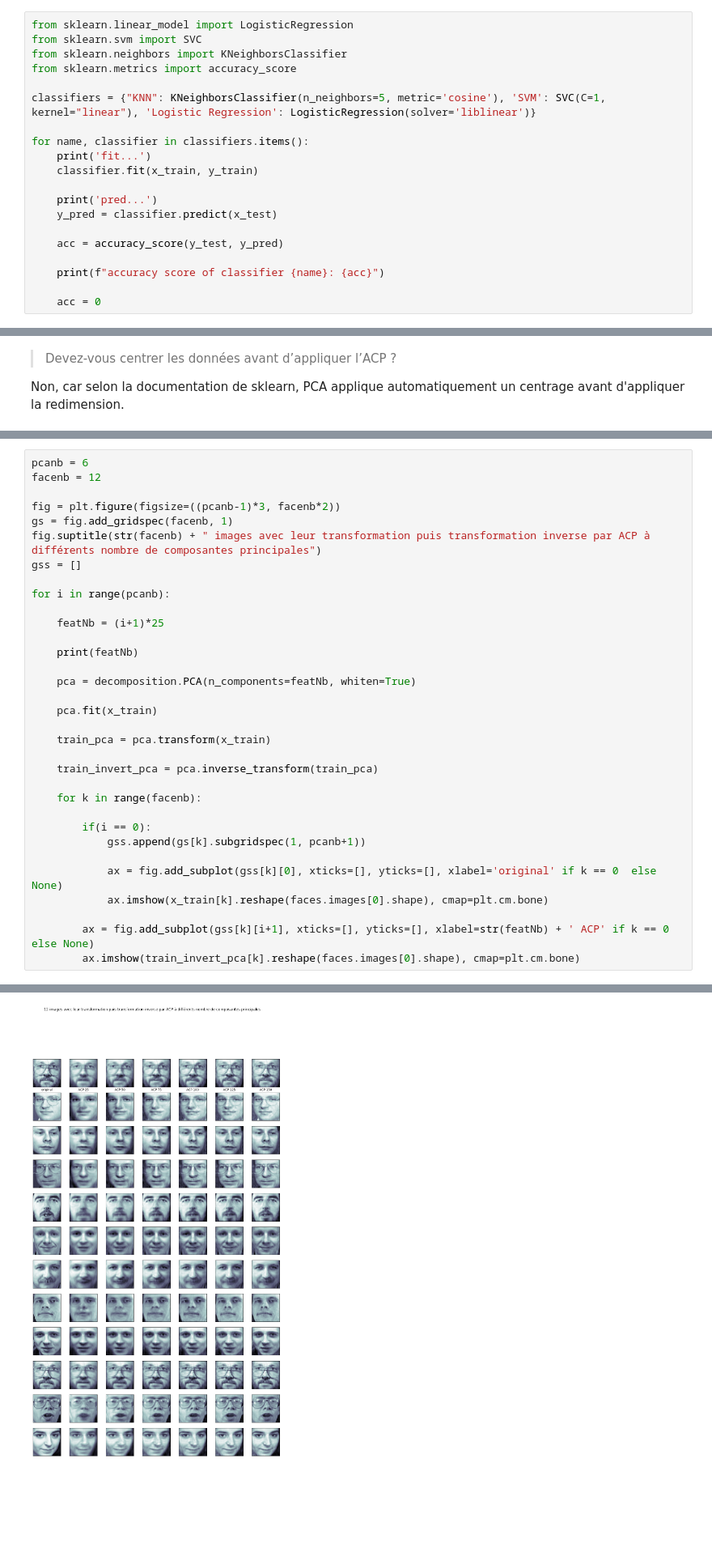
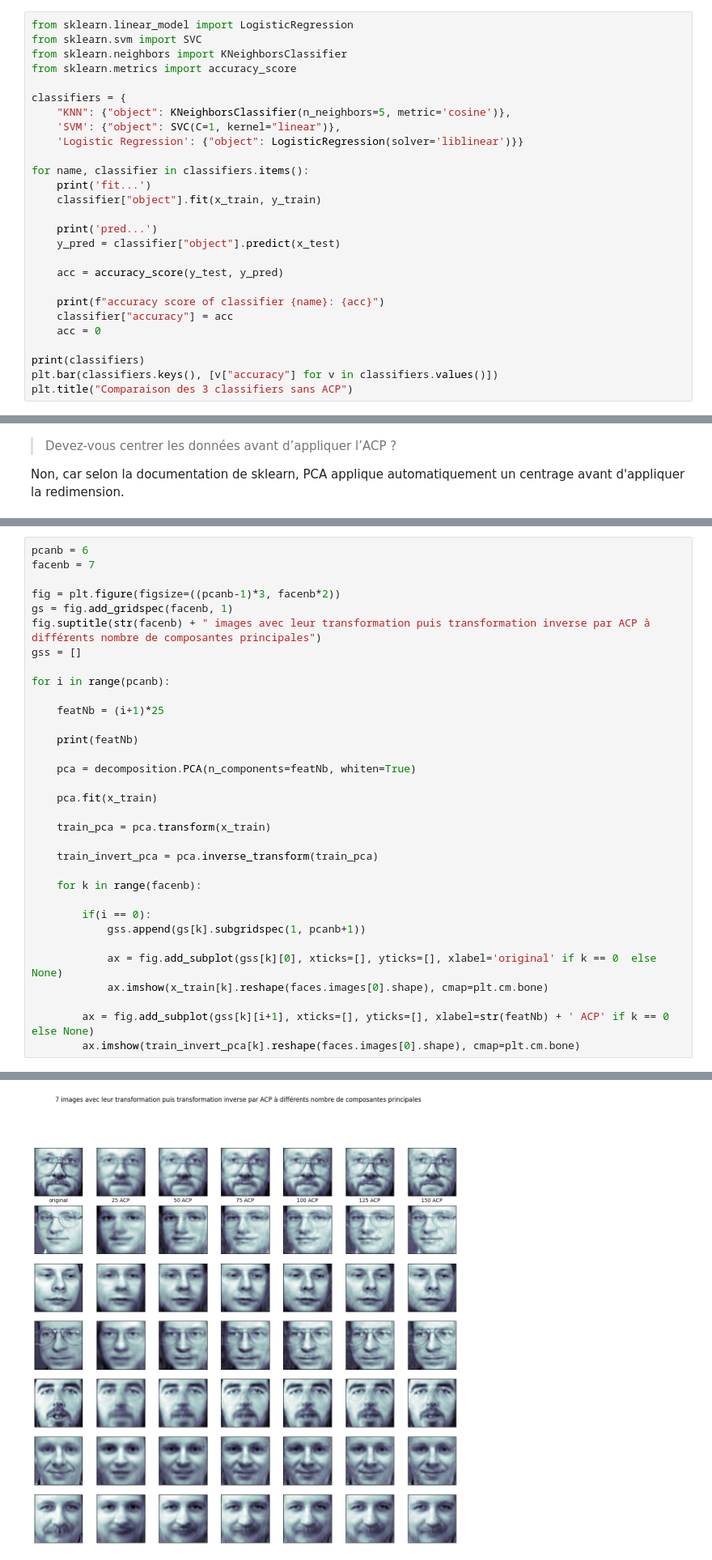
Before and after one commit to Nyaaw/PCDLabs, a Jupyter notebook: Labo4/Labo4-Ripoll-Bloch.ipynb, the cells around one changed output, grey strips where cells are left out. Shown at 81% size. Drawn from its saved outputs; the diff is of its cells as text; blank space fills up the shorter version.

```diff
--- a/Labo4/Labo4-Ripoll-Bloch.ipynb
+++ b/Labo4/Labo4-Ripoll-Bloch.ipynb
@@ -87,20 +87,27 @@ from sklearn.svm import SVC
 from sklearn.neighbors import KNeighborsClassifier
 from sklearn.metrics import accuracy_score
 
-classifiers = {"KNN": KNeighborsClassifier(n_neighbors=5, metric='cosine'), 'SVM': SVC(C=1, kernel="linear"), 'Logistic Regression': LogisticRegression(solver='liblinear')}
+classifiers = {
+    "KNN": {"object": KNeighborsClassifier(n_neighbors=5, metric='cosine')},
+    'SVM': {"object": SVC(C=1, kernel="linear")},
+    'Logistic Regression': {"object": LogisticRegression(solver='liblinear')}}
 
 for name, classifier in classifiers.items():
     print('fit...')
-    classifier.fit(x_train, y_train)
+    classifier["object"].fit(x_train, y_train)
 
     print('pred...')
-    y_pred = classifier.predict(x_test)
+    y_pred = classifier["object"].predict(x_test)
 
     acc = accuracy_score(y_test, y_pred)
 
     print(f"accuracy score of classifier {name}: {acc}")
+    classifier["accuracy"] = acc
+    acc = 0
 
-    acc = 0
+print(classifiers)
+plt.bar(classifiers.keys(), [v["accuracy"] for v in classifiers.values()])
+plt.title("Comparaison des 3 classifiers sans ACP")
 # %% [output]
 fit...
 pred...
@@ -159,6 +171,6 @@ Non, car selon la documentation de sklearn, PCA applique automatiquement un cent
 # %%
 pcanb = 6
-facenb = 12
+facenb = 7
 
 fig = plt.figure(figsize=((pcanb-1)*3, facenb*2))
 gs = fig.add_gridspec(facenb, 1)
@@ -169,31 +181,31 @@ for i in range(pcanb):
 
     featNb = (i+1)*25
 
     print(featNb)
 
     pca = decomposition.PCA(n_components=featNb, whiten=True)
 
     pca.fit(x_train)
 
     train_pca = pca.transform(x_train)
 
     train_invert_pca = pca.inverse_transform(train_pca)
 
     for k in range(facenb):
 
         if(i == 0):
             gss.append(gs[k].subgridspec(1, pcanb+1))
 
             ax = fig.add_subplot(gss[k][0], xticks=[], yticks=[], xlabel='original' if k == 0  else None)
             ax.imshow(x_train[k].reshape(faces.images[0].shape), cmap=plt.cm.bone)
 
         ax = fig.add_subplot(gss[k][i+1], xticks=[], yticks=[], xlabel=str(featNb) + ' ACP' if k == 0  else None)
         ax.imshow(train_invert_pca[k].reshape(faces.images[0].shape), cmap=plt.cm.bone)
 # %% [output]
 25
 50
 75
 100
 125
 150
-[figure, old version]
+[figure, new version]
```
Also changed, not shown: parts of 10 cells of this notebook.
